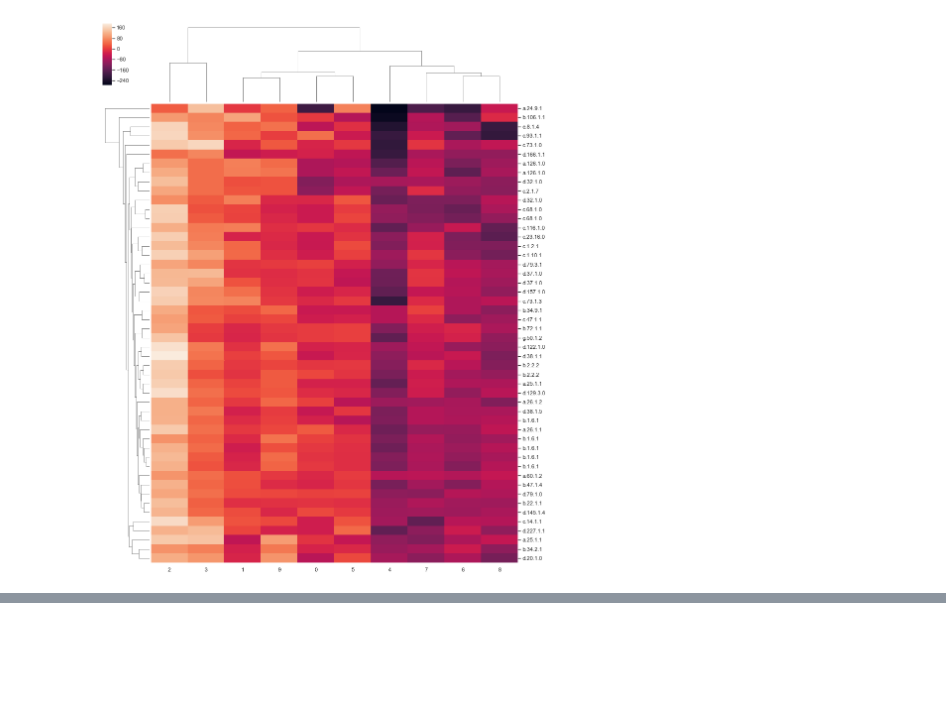
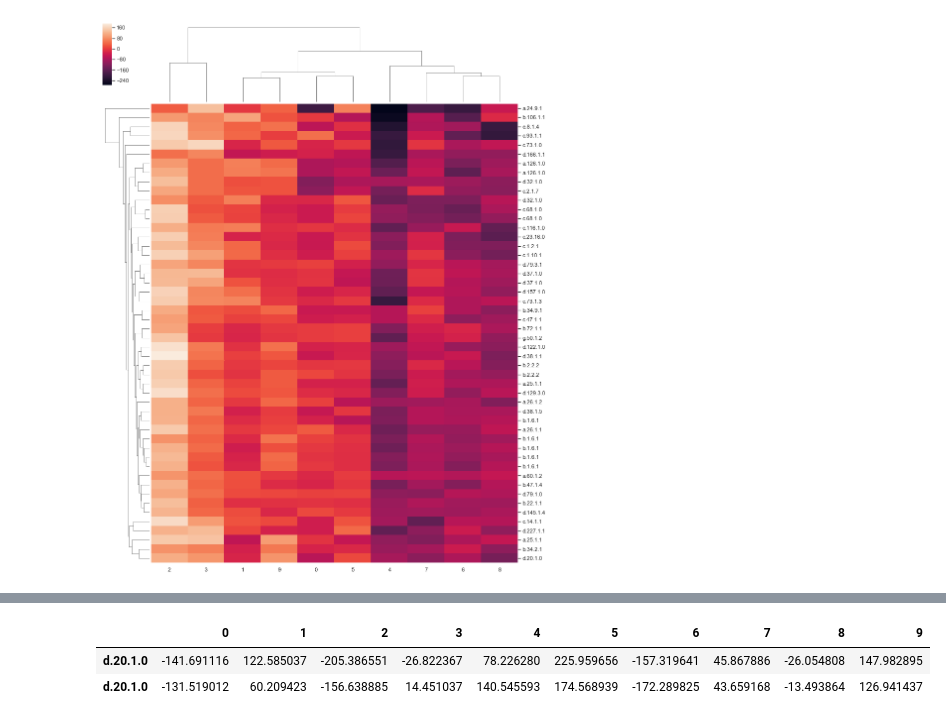
Before and after one commit to hacertilbec/Protein-Vectorization, a Jupyter notebook: Protein Distance Matrix/Hierarchical Clustering Heat Map.ipynb, the cells around one changed output, grey strips where cells are left out. Saved outputs shown, nothing was run; the diff lists cells and outputs as text; code cells hidden in the pictures; blank space fills up the shorter version.

```diff
--- a/Protein Distance Matrix/Hierarchical Clustering Heat Map.ipynb
+++ b/Protein Distance Matrix/Hierarchical Clustering Heat Map.ipynb
@@ -75,0 +116,7 @@ g = sns.clustermap(df10d[:50], yticklabels=True, figsize=(15, 20))
+# %%
+df = pd.DataFrame(new_features10d, index =y_train_new)
+df.head(2)
+# %% [output]
+|  | 0 | 1 | 2 | 3 | 4 | 5 | 6 | 7 | 8 | 9 |
+| d.20.1.0 | -141.691116 | 122.585037 | -205.386551 | -26.822367 | 78.226280 | 225.959656 | -157.319641 | 45.867886 | -26.054808 | 147.982895 |
+| d.20.1.0 | -131.519012 | 60.209423 | -156.638885 | 14.451037 | 140.545593 | 174.568939 | -172.289825 | 43.659168 | -13.493864 | 126.941437 |
```
Also changed, not shown: parts of 17 cells of this notebook.
